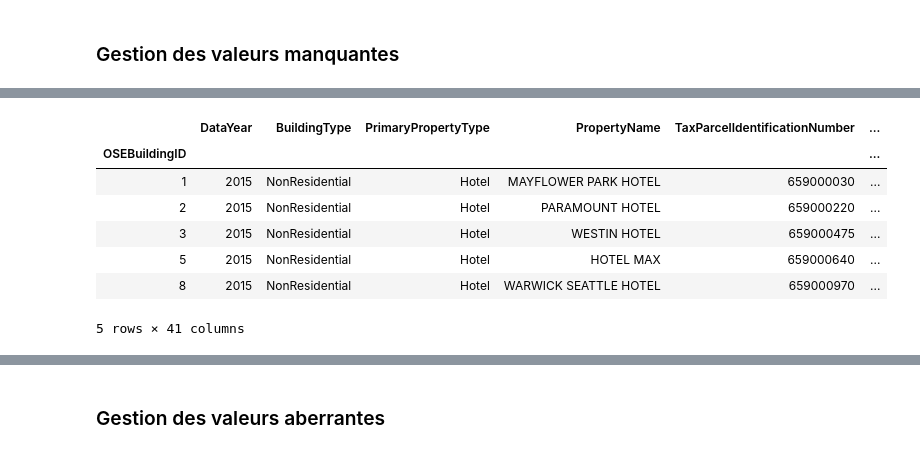
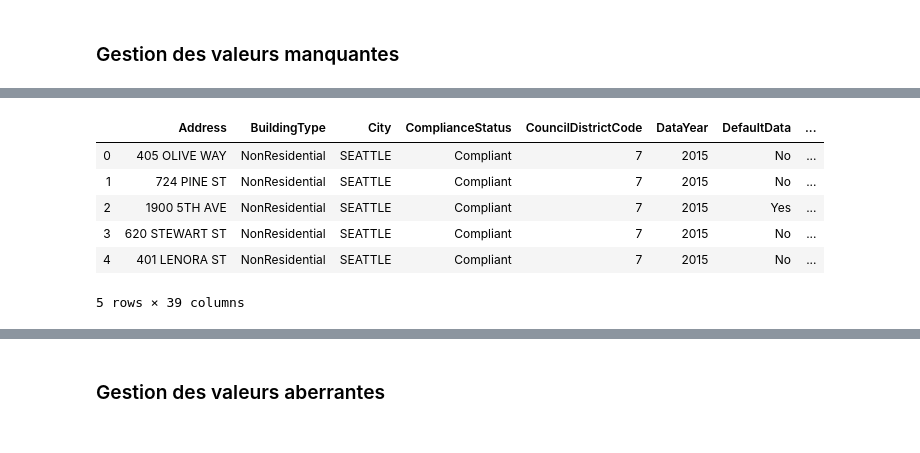
Before and after one commit to Julien-Martin/OC-IML-P3, a Jupyter notebook: Data Cleaning.ipynb, the cells around one changed output, grey strips where cells are left out. Cells and saved outputs as stored; diff of their text form; code cells hidden in the pictures.

```diff
--- a/Data Cleaning.ipynb
+++ b/Data Cleaning.ipynb
@@ -114,0 +103,2 @@ Index([], dtype='object')
+# %%
+data = pd.concat([data_2015, data_2016], ignore_index=True)
@@ -114,0 +107,3 @@ Index([], dtype='object')
+# %%
+print(data.duplicated().sum())
+data = data.drop_duplicates()
@@ -208 +182,3 @@ missing_group_test = calculate_missing_group(testing)
+# %%
+missing_group = calculate_missing_group(data)
 # %%
@@ -236,11 +195,13 @@ testing = testing.drop(missing_group_test['useless_features'].index, axis=1)
+# %%
+data = data.drop(missing_group['high_nans'].index, axis=1)
+data = data.drop(missing_group['useless_features'].index, axis=1)
 # %%
-training.head()
+data.head()
 # %% [output]
-|  | DataYear | BuildingType | PrimaryPropertyType | PropertyName | TaxParcelIdentificationNumber | ... |
-| OSEBuildingID |  |  |  |  |  | ... |
-| 1 | 2015 | NonResidential | Hotel | MAYFLOWER PARK HOTEL | 659000030 | ... |
-| 2 | 2015 | NonResidential | Hotel | PARAMOUNT HOTEL | 659000220 | ... |
-| 3 | 2015 | NonResidential | Hotel | WESTIN HOTEL | 659000475 | ... |
-| 5 | 2015 | NonResidential | Hotel | HOTEL MAX | 659000640 | ... |
-| 8 | 2015 | NonResidential | Hotel | WARWICK SEATTLE HOTEL | 659000970 | ... |
+|  | Address | BuildingType | City | ComplianceStatus | CouncilDistrictCode | DataYear | DefaultData | ... |
+| 0 | 405 OLIVE WAY | NonResidential | SEATTLE | Compliant | 7 | 2015 | No | ... |
+| 1 | 724 PINE ST | NonResidential | SEATTLE | Compliant | 7 | 2015 | No | ... |
+| 2 | 1900 5TH AVE | NonResidential | SEATTLE | Compliant | 7 | 2015 | Yes | ... |
+| 3 | 620 STEWART ST | NonResidential | SEATTLE | Compliant | 7 | 2015 | No | ... |
+| 4 | 401 LENORA ST | NonResidential | SEATTLE | Compliant | 7 | 2015 | No | ... |
-5 rows × 41 columns
+5 rows × 39 columns
```
Also changed, not shown: parts of 52 cells of this notebook.
